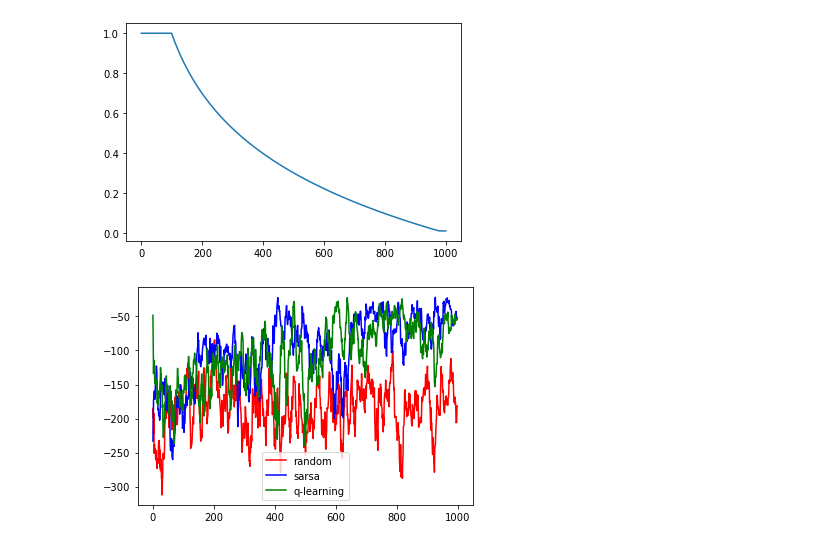
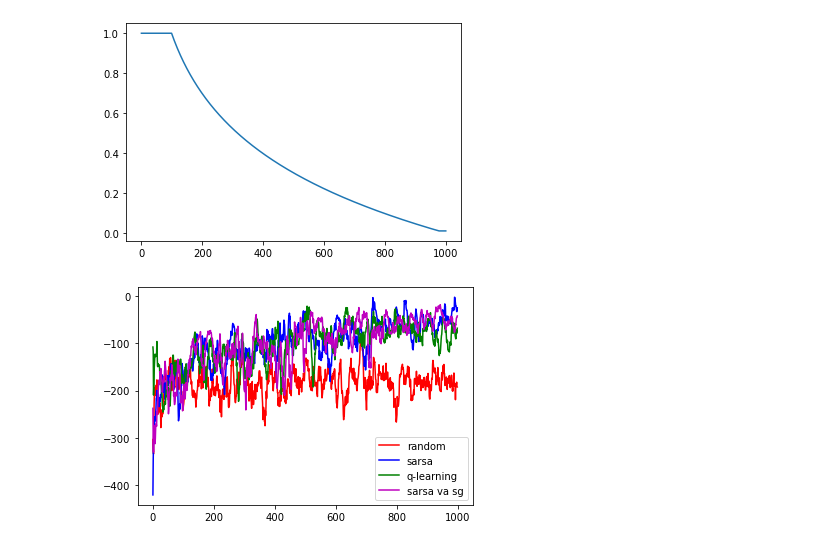
Before and after one commit to GiuliaMP/RL_Project, a Jupyter notebook: Run.ipynb, the cells around one changed output. Drawn from its saved outputs; the diff is of its cells as text; code cells hidden in the pictures.

Commit message:
Added Sarsa va sg and fixes.

```diff
--- a/Run.ipynb
+++ b/Run.ipynb
@@ -16,12 +17,14 @@ env = gym.make("LunarLander-v2")
 ### Run the model-free sarsa and q_learning models
 random results are showed for comparison
 # %%
-x_space = discretize_space_non_uniform(-3, -1, 1, 3, n_bins=6)
-y_space = discretize_space_non_uniform(0, 1, 1.5, 2, n_bins=4)
-vx_space = discretize_space_uniform(-2, 2, n_bins=4)
-vy_space = discretize_space_uniform(-2, 0.5, n_bins=4)
-theta_space = discretize_space_uniform(-3, 3, n_bins=4)
-omega_space = discretize_space_uniform(-1, 1, n_bins=4)
+n_bins = (6, 4, 4, 4, 4, 4, 2, 2)
+
+x_space = discretize_space_non_uniform(-3, -1, 1, 3, n_bins[0])
+y_space = discretize_space_non_uniform(0, 1, 1.5, 2, n_bins[1])
+vx_space = discretize_space_uniform(-2, 2, n_bins[2])
+vy_space = discretize_space_uniform(-2, 0.5, n_bins[3])
+theta_space = discretize_space_uniform(-3, 3, n_bins[4])
+omega_space = discretize_space_uniform(-1, 1, n_bins[5])
 
 discretization = [x_space, y_space, vx_space, vy_space, theta_space, omega_space]
 # %%
@@ -30,20 +33,34 @@ gamma = 0.99
 episodes = 1000
 ep_min_decay = 1000
 
+env = gym.make("LunarLander-v2")
+env.seed(42)
+np.random.seed(42)
+rew_s_va_sg = Sarsa_va_sg.sarsa_va_sg(env, discretization, n_bins, ep_min_decay, alpha, gamma, episodes)
+
+env = gym.make("LunarLander-v2")
+env.seed(42)
+np.random.seed(42)
+rew_s = Sarsa.sarsa(env, discretization, ep_min_decay, alpha, gamma, episodes)
+
+env = gym.make("LunarLander-v2")
 rew_r = Random.random(env, episodes)
-rew_s = Sarsa.sarsa(env, discretization, ep_min_decay, alpha, gamma, episodes)
+
+env = gym.make("LunarLander-v2")
 rew_q = Q_learning.q_learning(env, discretization, ep_min_decay, alpha, gamma, episodes)
 # %% [output]
 [figure]
 # %%
 mean_rewards_r = moving_avg(rew_r)
 mean_rewards_s = moving_avg(rew_s)
 mean_rewards_q = moving_avg(rew_q)
+mean_rewards_s_va_sg = moving_avg(rew_s_va_sg)
 
 plt.plot(mean_rewards_r, color="red", label="random")
 plt.plot(mean_rewards_s, color="blue", label="sarsa")
 plt.plot(mean_rewards_q, color="green", label="q-learning")
+plt.plot(mean_rewards_s_va_sg, color="m", label="sarsa va sg")
 plt.legend()
 plt.show()
 # %% [output]
-[figure, old version]
+[figure, new version]
```
Also changed, not shown: parts of 1 cell of this notebook, 3 other files.
